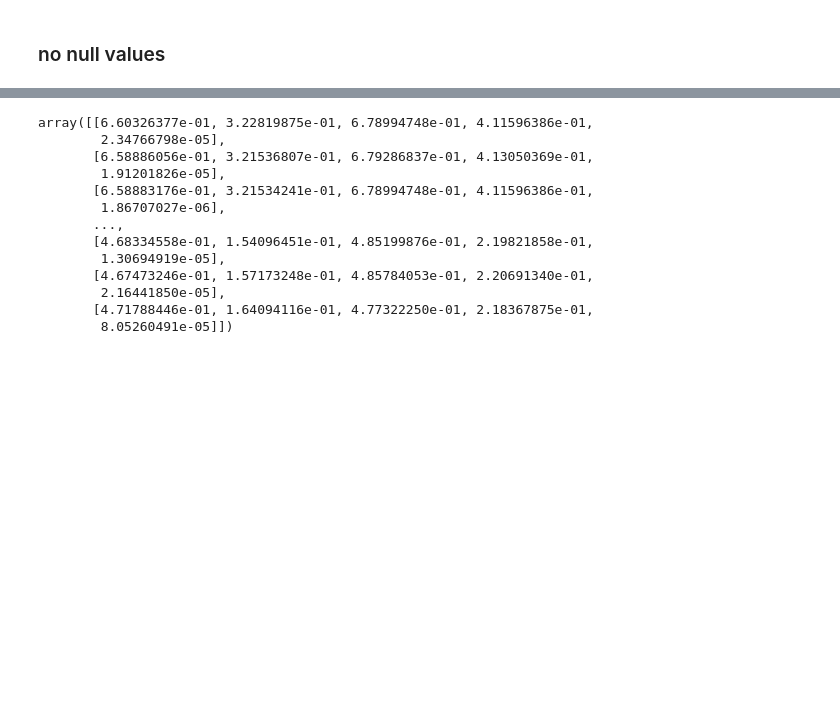
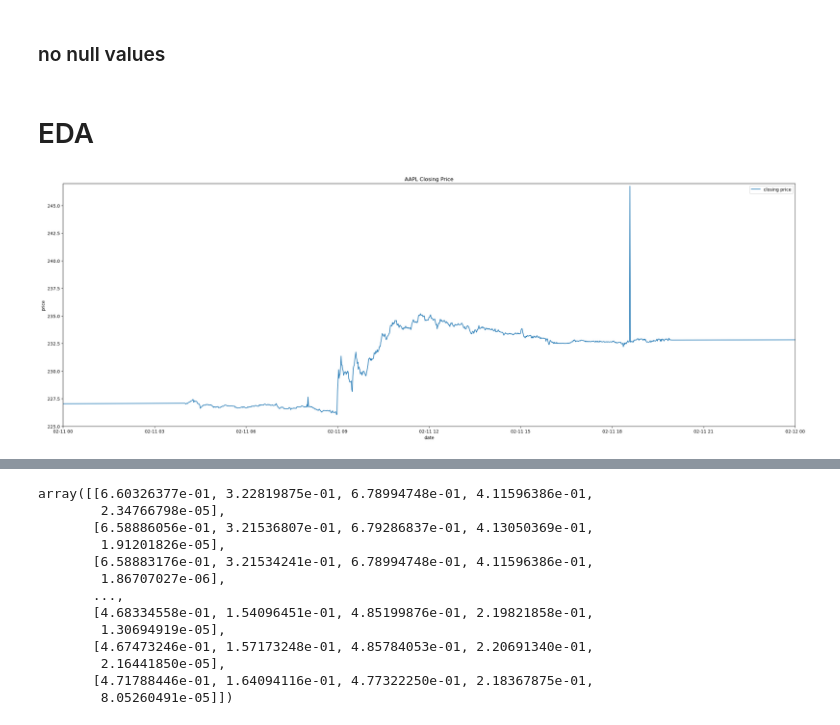
Before and after one commit to DevangVamja/Current-work, a Jupyter notebook: time series EDA.ipynb, the cells around one changed output, grey strips where cells are left out. Cells and saved outputs as stored; diff of their text form; code cells hidden in the pictures; blank space fills up the shorter version.

```diff
--- a/time series EDA.ipynb
+++ b/time series EDA.ipynb
@@ -70,3 +70,5 @@ dtype: int64
 ### no null values
 # %%
 df.columns = ['open', 'high', 'low', 'close', 'volume']
+# %% [markdown]
+# EDA
@@ -72,0 +80,14 @@ df.columns = ['open', 'high', 'low', 'close', 'volume']
+# %%
+df.sort_index(inplace=True)
+# %%
+plt.figure(figsize=(30, 10))
+plt.plot(df['close'], label='closing price')
+plt.xlim([pd.to_datetime('2025-02-11'), pd.to_datetime('2025-02-12')])
+plt.ylim((225, 247))
+plt.title('AAPL Closing Price')
+plt.xlabel('date')
+plt.ylabel('price')
+plt.legend()
+plt.show()
+# %% [output]
+[figure, added]
```
Also changed, not shown: parts of 14 cells of this notebook.
